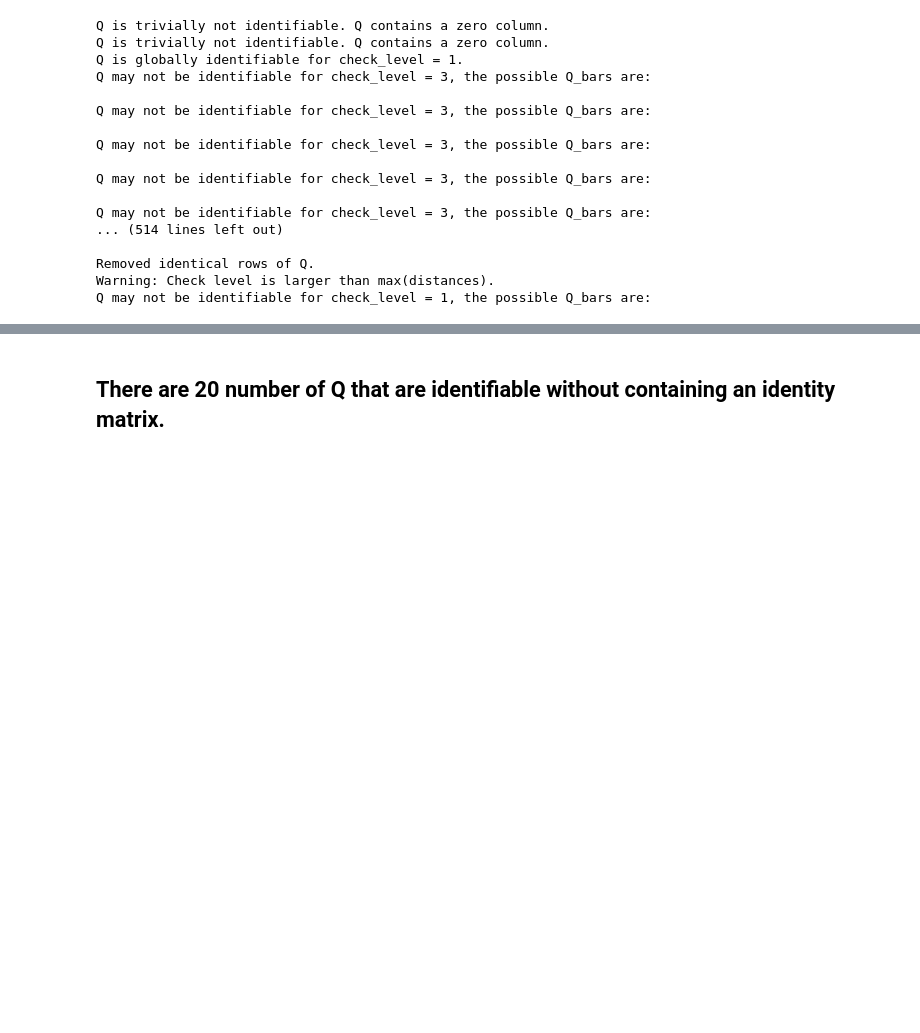
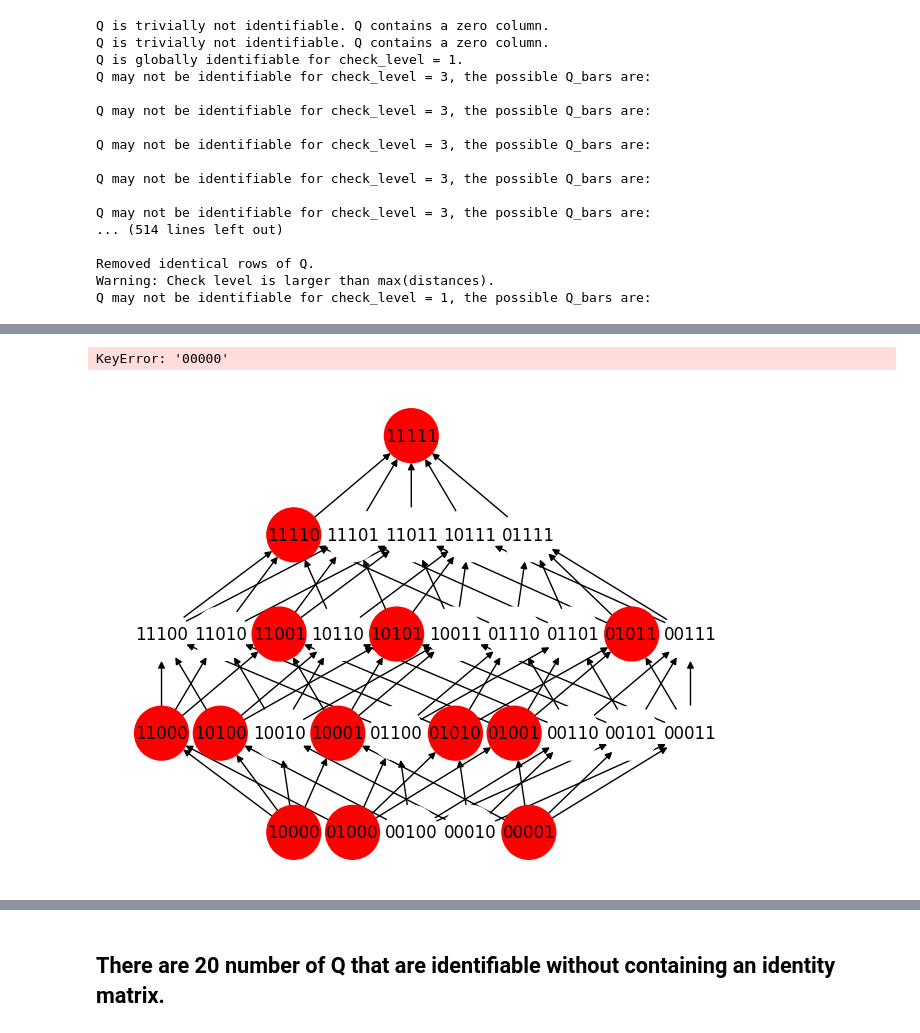
Before and after one commit to Mengqi-Lin/idQ, a Jupyter notebook: py/idQ_study.ipynb, the cells around one changed output, grey strips where cells are left out. Drawn from its saved outputs; the diff is of its cells as text; code cells hidden in the pictures; blank space fills up the shorter version.

```diff
--- a/py/idQ_study.ipynb
+++ b/py/idQ_study.ipynb
@@ -261,0 +379,5 @@ len(id_Q54_withoutI)
+# %%
+draw_hasse_diagram_GG(np.unique(GG, axis = 1).T)
+# %% [output]
+KeyError: '00000'
+[figure, added]
```
Also changed, not shown: parts of 18 cells of this notebook, 3 other files.
